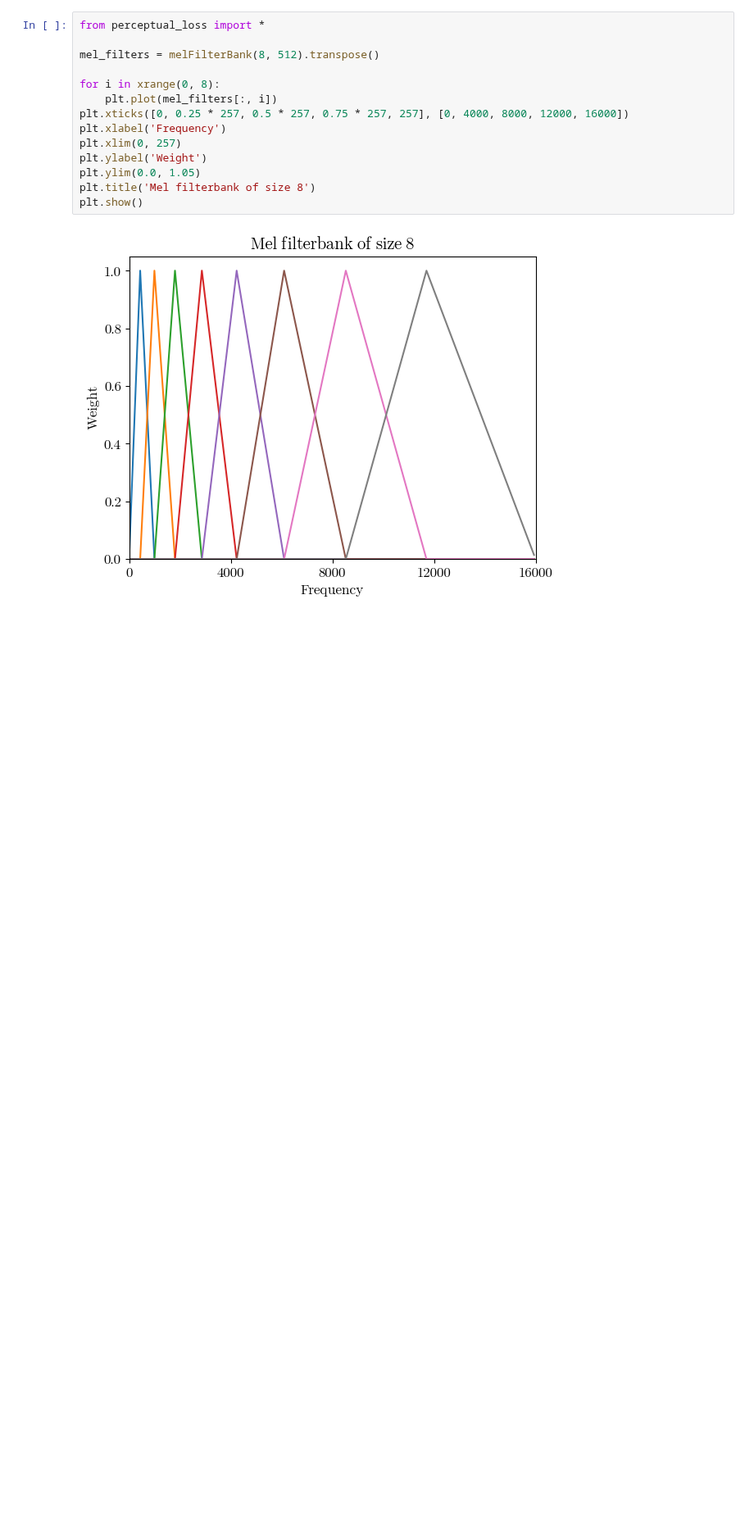
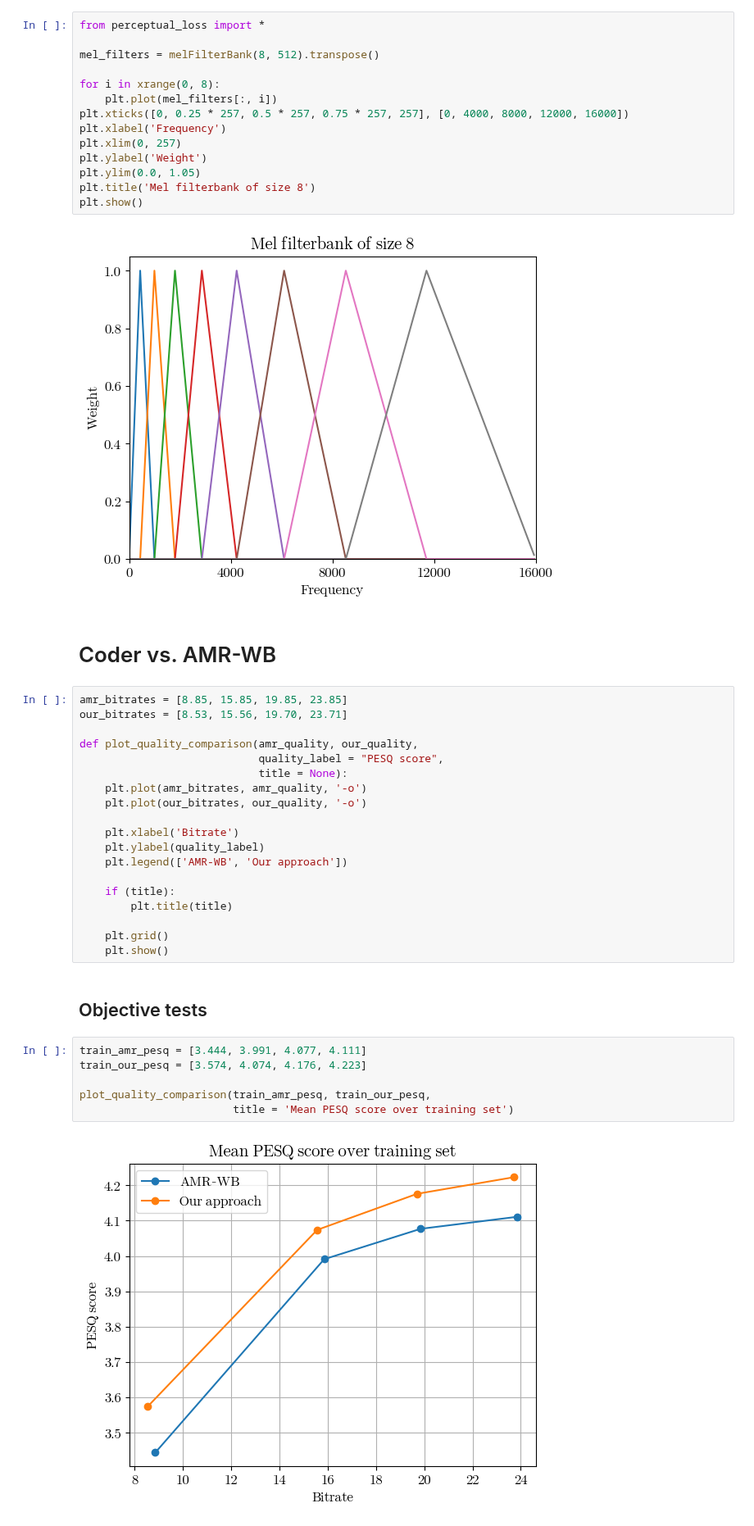
Before and after one commit to sri-kankanahalli/autoencoder-speech-compression, a Jupyter notebook: Visualizations.ipynb, the cells around one changed output. Shown at 82% size. Saved outputs shown, nothing was run; the diff lists cells and outputs as text; blank space fills up the shorter version.

Commit message:
Evaluated at 4 different bitrates. Next: MTurk subjective tests

```diff
--- a/Visualizations.ipynb
+++ b/Visualizations.ipynb
@@ -224,3 +222,34 @@ plt.title('Mel filterbank of size 8')
 plt.show()
 # %% [output]
 [figure]
+# %% [markdown]
+# Coder vs. AMR-WB
+# %%
+amr_bitrates = [8.85, 15.85, 19.85, 23.85]
+our_bitrates = [8.53, 15.56, 19.70, 23.71]
+
+def plot_quality_comparison(amr_quality, our_quality,
+                            quality_label = "PESQ score",
+                            title = None):
+    plt.plot(amr_bitrates, amr_quality, '-o')
+    plt.plot(our_bitrates, our_quality, '-o')
+
+    plt.xlabel('Bitrate')
+    plt.ylabel(quality_label)
+    plt.legend(['AMR-WB', 'Our approach'])
+
+    if (title):
+        plt.title(title)
+
+    plt.grid()
+    plt.show()
+# %% [markdown]
+## Objective tests
+# %%
+train_amr_pesq = [3.444, 3.991, 4.077, 4.111]
+train_our_pesq = [3.574, 4.074, 4.176, 4.223]
+
+plot_quality_comparison(train_amr_pesq, train_our_pesq,
+                        title = 'Mean PESQ score over training set')
+# %% [output]
+[figure, added]
```
Also changed, not shown: parts of 5 cells of this notebook, 40 other files.
